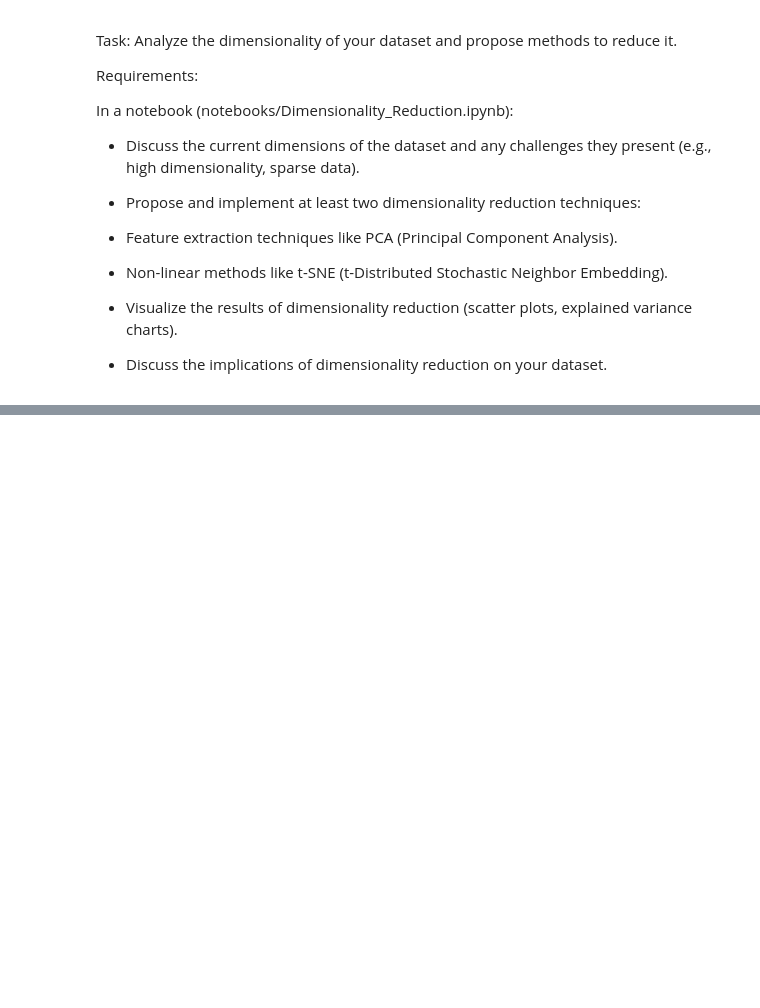
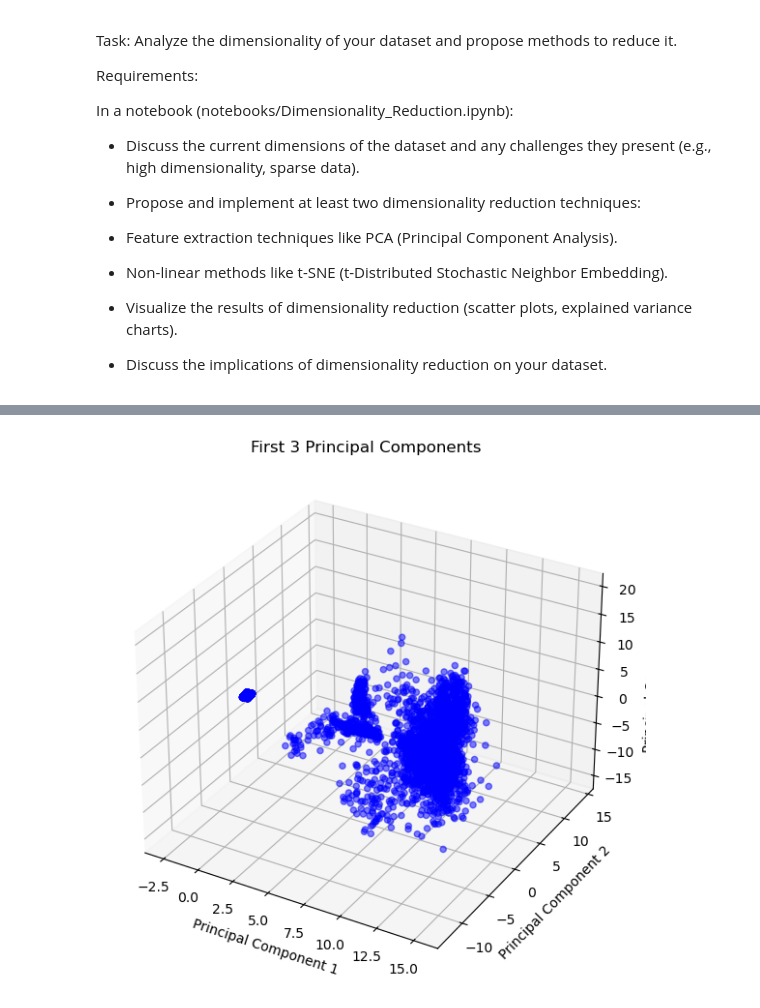
Before and after one commit to UW-MLGEO/MLGEO2024_SnowDepth, a Jupyter notebook: notebooks/Dimensionality_Reduction.ipynb, the cells around one changed output, grey strips where cells are left out. Cells and saved outputs as stored; diff of their text form; code cells hidden in the pictures; blank space fills up the shorter version.

```diff
--- a/notebooks/Dimensionality_Reduction.ipynb
+++ b/notebooks/Dimensionality_Reduction.ipynb
@@ -40,0 +142,17 @@ In a notebook (notebooks/Dimensionality_Reduction.ipynb):
+# %%
+from mpl_toolkits.mplot3d import Axes3D
+# Plot the PCA results in 3D
+fig = plt.figure(figsize=(10, 7))
+ax = fig.add_subplot(111, projection='3d')
+ax.scatter(df_pca[:, 0], df_pca[:, 1], df_pca[:, 2], c='blue', alpha=0.5)
+# Label the axes
+ax.set_xlabel('Principal Component 1')
+ax.set_ylabel('Principal Component 2')
+ax.set_zlabel('Principal Component 3')
+# Title and grid
+ax.set_title('First 3 Principal Components')
+ax.grid(True)
+# Show plot
+plt.show()
+# %% [output]
+[figure, added]
```
Also changed, not shown: parts of 14 cells of this notebook, 7 other files.
